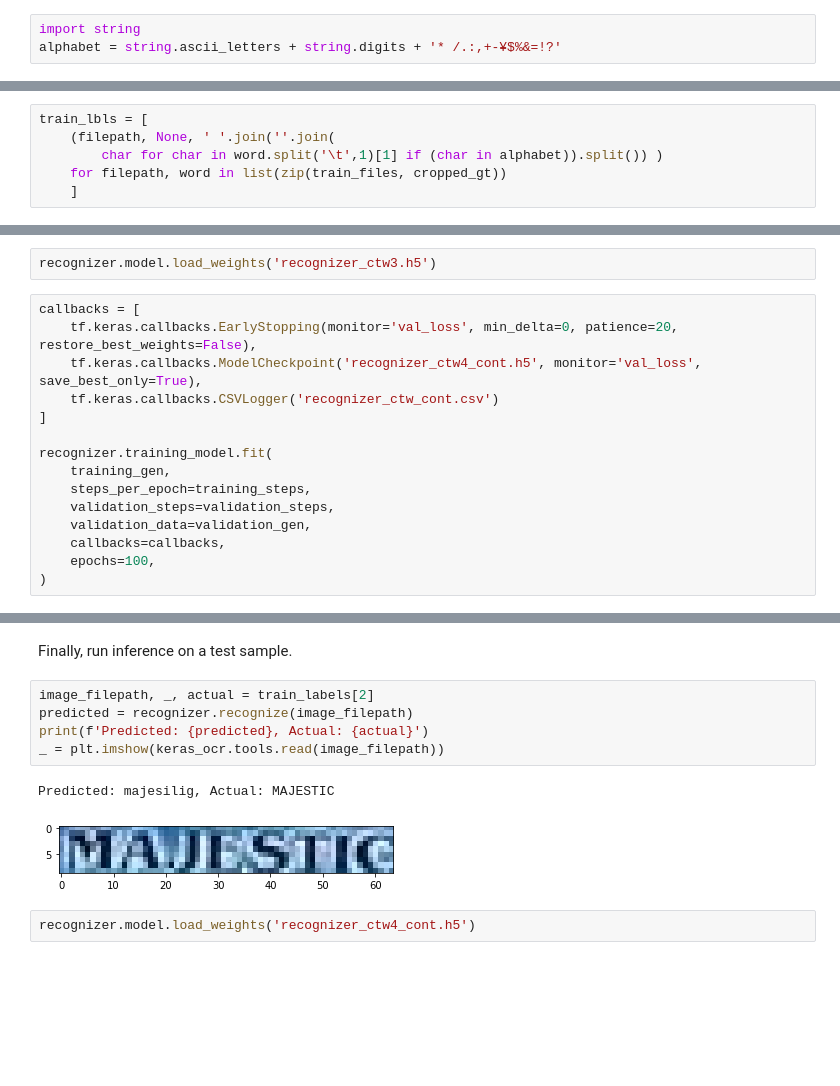
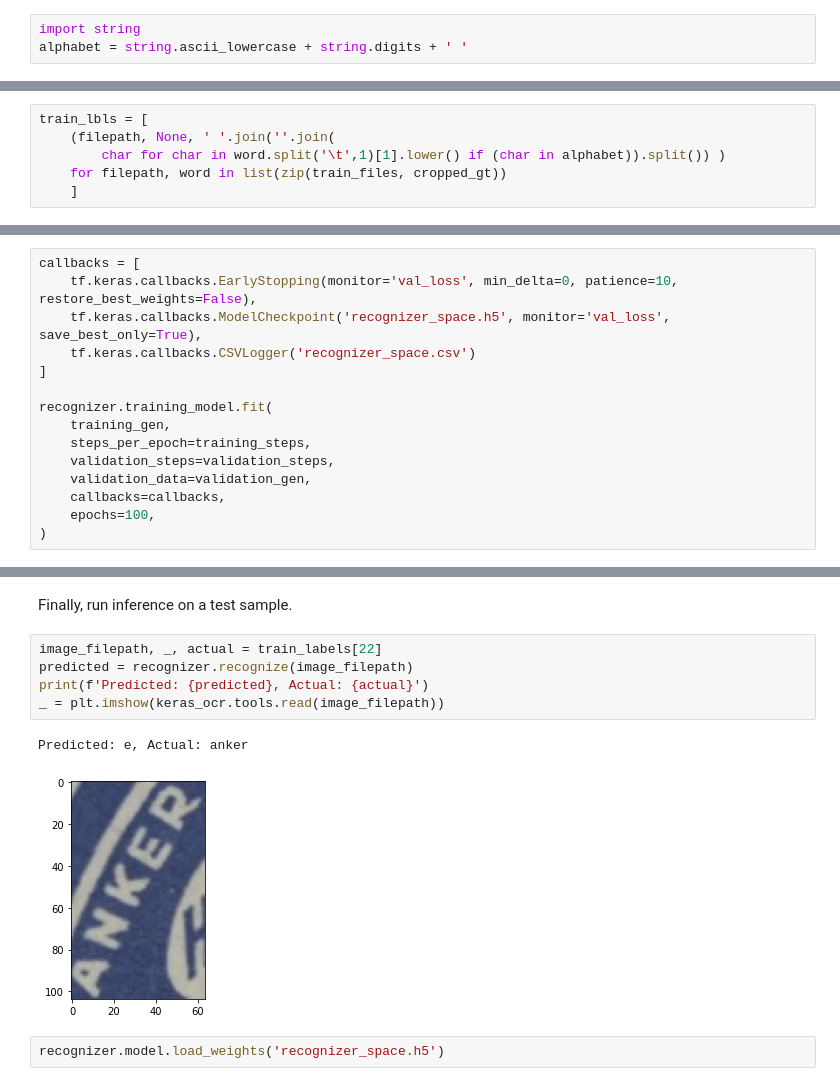
Before and after one commit to GruAna/VU, a Jupyter notebook: train_keras.ipynb, the cells around one changed output, grey strips where cells are left out. Saved outputs shown, nothing was run; the diff lists cells and outputs as text; blank space fills up the shorter version.

```diff
--- a/train_keras.ipynb
+++ b/train_keras.ipynb
@@ -96,3 +176,3 @@ train_files = [os.path.join(train_dir, file) for file in sorted(train_files)]
 # %%
 import string
-alphabet = string.ascii_letters + string.digits + '* /.:,+-¥$%&=!?'
+alphabet = string.ascii_lowercase + string.digits + ' '
@@ -103,7 +181,7 @@ abcdefghijklmnopqrstuvwxyzABCDEFGHIJKLMNOPQRSTUVWXYZ
 # %%
 train_lbls = [
     (filepath, None, ' '.join(''.join(
-        char for char in word.split('\t',1)[1] if (char in alphabet)).split()) )
+        char for char in word.split('\t',1)[1].lower() if (char in alphabet)).split()) )
     for filepath, word in list(zip(train_files, cropped_gt))
     ]
 # %% [markdown]
@@ -156,12 +230,10 @@ text: PENNY FOR PENNY.
 # %% [markdown]
 ### Training
-# %%
-recognizer.model.load_weights('recognizer_ctw3.h5')
 # %%
 callbacks = [
-    tf.keras.callbacks.EarlyStopping(monitor='val_loss', min_delta=0, patience=20, restore_best_weights=False),
-    tf.keras.callbacks.ModelCheckpoint('recognizer_ctw4_cont.h5', monitor='val_loss', save_best_only=True),
-    tf.keras.callbacks.CSVLogger('recognizer_ctw_cont.csv')
+    tf.keras.callbacks.EarlyStopping(monitor='val_loss', min_delta=0, patience=10, restore_best_weights=False),
+    tf.keras.callbacks.ModelCheckpoint('recognizer_space.h5', monitor='val_loss', save_best_only=True),
+    tf.keras.callbacks.CSVLogger('recognizer_space.csv')
 ]
 
 recognizer.training_model.fit(
@@ -194,13 +266,13 @@ Epoch 24/100
 # %% [markdown]
 Finally, run inference on a test sample.
 # %%
-image_filepath, _, actual = train_labels[2]
+image_filepath, _, actual = train_labels[22]
 predicted = recognizer.recognize(image_filepath)
 print(f'Predicted: {predicted}, Actual: {actual}')
 _ = plt.imshow(keras_ocr.tools.read(image_filepath))
 # %% [output]
-Predicted: majesilig, Actual: MAJESTIC
+Predicted: e, Actual: anker
-[figure, old version]
+[figure, new version]
 # %%
-recognizer.model.load_weights('recognizer_ctw4_cont.h5')
+recognizer.model.load_weights('recognizer_space.h5')
 # %%
```
Also changed, not shown: parts of 16 cells of this notebook.
